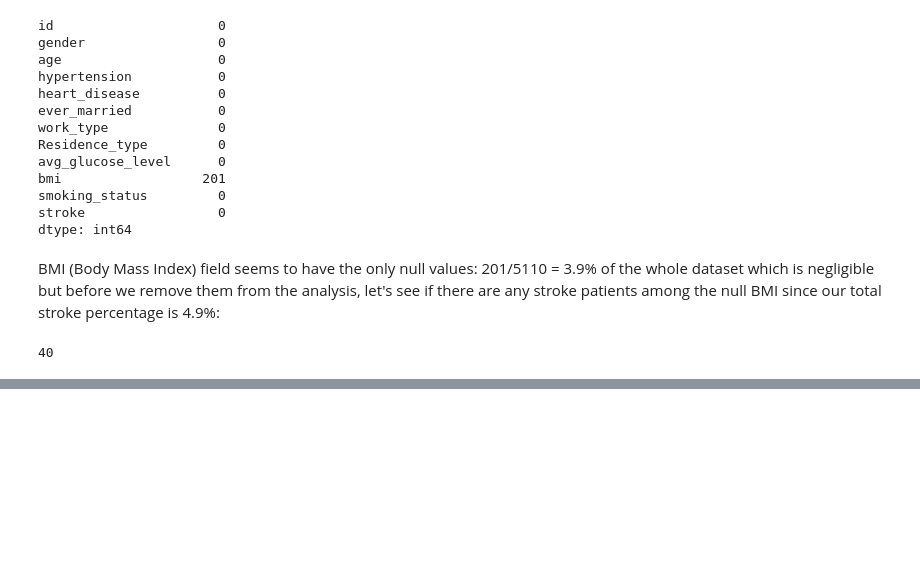
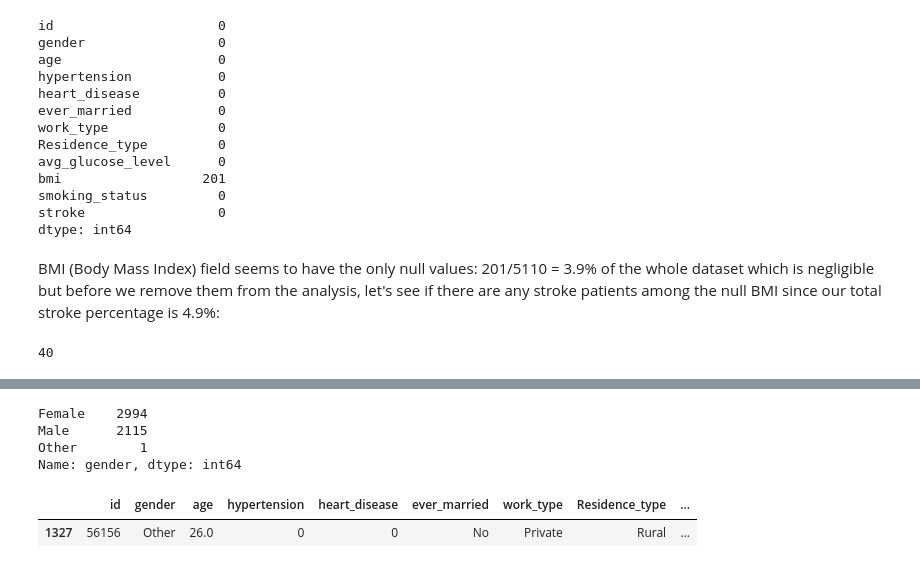
Before and after one commit to AugiBold/Stroke-Prediction-EDA-Python, a Jupyter notebook: Stroke Prediction EDA.ipynb, the cells around one changed output, grey strips where cells are left out. Cells and saved outputs as stored; diff of their text form; code cells hidden in the pictures; blank space fills up the shorter version.

```diff
--- a/Stroke Prediction EDA.ipynb
+++ b/Stroke Prediction EDA.ipynb
@@ -113,0 +129,4 @@ There are 40 stroke patients among the null BMI values making up 16% of total st
+# %%
+bmi_mean = df['bmi'].mean()
+bmi_mean = np.round(bmi_mean, 1)
+bmi_mean
@@ -113,0 +135,3 @@ There are 40 stroke patients among the null BMI values making up 16% of total st
+# %%
+df['bmi'].fillna(bmi_mean, inplace = True)
+df.tail(10)
@@ -118,0 +157,12 @@ Let's explore the column fields more to learn about what kind of different value
+# %%
+df['gender'].value_counts()
+# %% [output]
+Female    2994
+Male      2115
+Other        1
+Name: gender, dtype: int64
+# %%
+df[df['gender']== 'Other']
+# %% [output]
+|  | id | gender | age | hypertension | heart_disease | ever_married | work_type | Residence_type | ... |
+| 1327 | 56156 | Other | 26.0 | 0 | 0 | No | Private | Rural | ... |
```
Also changed, not shown: parts of 10 cells of this notebook.
